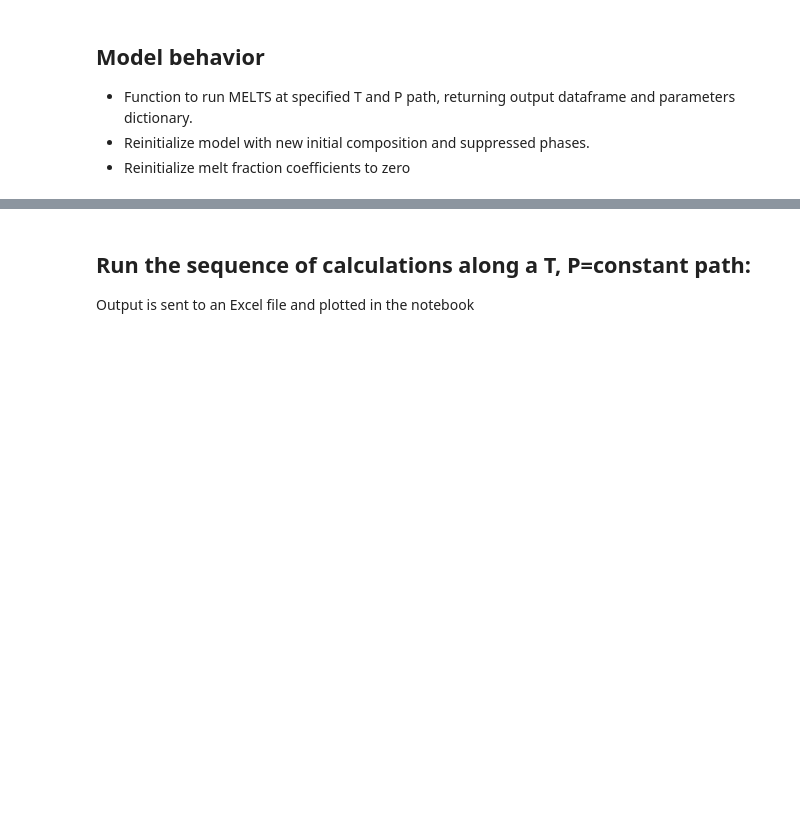
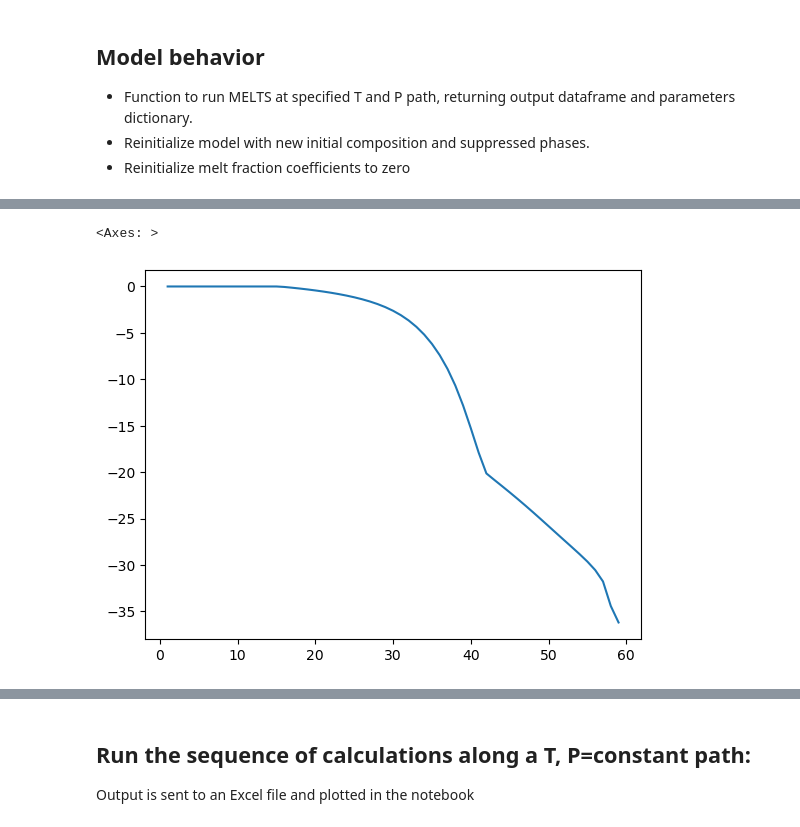
Before and after one commit to whtowbin/melts_enki, a Jupyter notebook: DMM_Melting_Fractionation-Dynamic_.ipynb, the cells around one changed output, grey strips where cells are left out. Drawn from its saved outputs; the diff is of its cells as text; code cells hidden in the pictures; blank space fills up the shorter version.

```diff
--- a/DMM_Melting_Fractionation-Dynamic_.ipynb
+++ b/DMM_Melting_Fractionation-Dynamic_.ipynb
@@ -383,0 +396,6 @@ df.plot("P_MPa", "liq_oxide_FeOTotal", marker = '.')
+# %%
+df['total_mass_g'].diff().cumsum().plot()
+# df['total_mass_g'].cumsum()
+# %% [output]
+<Axes: >
+[figure, added]
```
Also changed, not shown: parts of 20 cells of this notebook.
